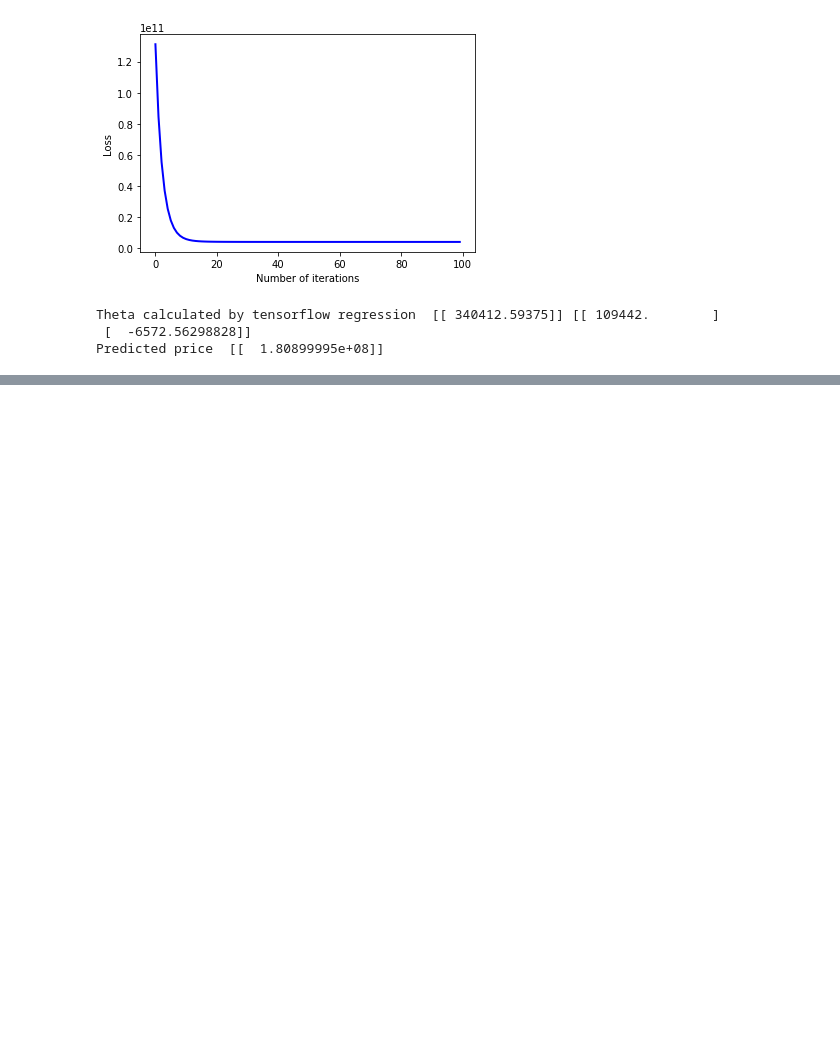
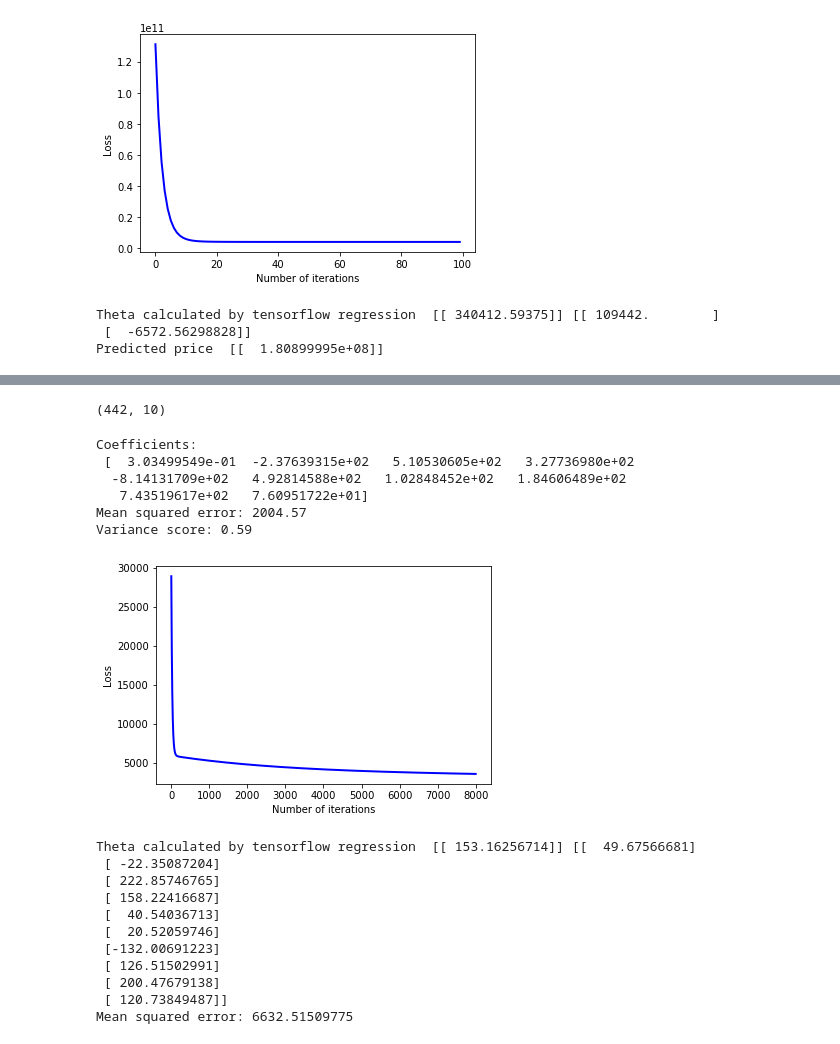
Before and after one commit to adil-rasheed/MachineLearning, a Jupyter notebook: Regression/Regression_numpy.ipynb, the cells around one changed output, grey strips where cells are left out. Drawn from its saved outputs; the diff is of its cells as text; code cells hidden in the pictures; blank space fills up the shorter version.

```diff
--- a/Regression/Regression_numpy.ipynb
+++ b/Regression/Regression_numpy.ipynb
@@ -70,7 +74,7 @@ def TF_solve(X,y,learning_rate,training_epochs):
     Loss_history = np.zeros((training_epochs, 1))
     counter=0
     for epochs in range(training_epochs):
-        cost_val, hy_val, W_val, b_val, _ = sess.run([Loss, hypothesis, W, b, train],feed_dict = {x_ph:X_norm, y_ph:y})
+        cost_val, hy_val, W_val, b_val, _ = sess.run([Loss, hypothesis, W, b, train],feed_dict = {x_ph:X, y_ph:y})
         Loss_history[counter] = cost_val
         counter=counter+1
     plt.plot(range(Loss_history.size), Loss_history, "-b", linewidth=2 )
@@ -131,0 +133,75 @@ Predicted price  [[  1.80899995e+08]]
+# %%
+#Play around with the diabetes database from SK-learn
+diabetes = datasets.load_diabetes()
+# Use only one feature
+#diabetes_X = diabetes.data[:, np.newaxis, 2]
+diabetes_X = diabetes.data
+# Split the data into training/testing sets
+diabetes_X_train = diabetes_X[:-20]
+diabetes_X_test = diabetes_X[-20:]
+
+# Split the targets into training/testing sets
+diabetes_y_train = diabetes.target[:-20]#.reshape(-1,1)
+diabetes_y_test = diabetes.target[-20:]#.reshape(-1,1)
+X=diabetes_X_train
+y=diabetes_y_train
+X_test=diabetes_X_test
+y_test=diabetes_y_test
+print(diabetes.data.shape)
+# %% [output]
+(442, 10)
+# %%
+#Solve using SK-Learn library
+# Create linear regression object
+regr = linear_model.LinearRegression()
+
+# Train the model using the training sets
+regr.fit(X, y)
+
+# The coefficients
+print('Coefficients: \n', regr.coef_)
+# The mean squared error
+print("Mean squared error: %.2f"
+      % np.mean((regr.predict(X_test) - y_test) ** 2))
+# Explained variance score: 1 is perfect prediction
+print('Variance score: %.2f' % regr.score(X_test, y_test))
+
+# Plot outputs
+#plt.scatter(X_test, y_test,  color='black')
+#plt.scatter(X, y,  color='red')
+#plt.plot(X_test, regr.predict(X_test), color='blue',
+#         linewidth=3)
+#plt.xticks(())
+#plt.yticks(())
+#plt.show()
+# %% [output]
+Coefficients:
+ [  3.03499549e-01  -2.37639315e+02   5.10530605e+02   3.27736980e+02
+  -8.14131709e+02   4.92814588e+02   1.02848452e+02   1.84606489e+02
+   7.43519617e+02   7.60951722e+01]
+Mean squared error: 2004.57
+Variance score: 0.59
+# %%
+#Solve using Tensorflow
+theta_TF,bias_TF=TF_solve(X,y.reshape(-1,1),0.01,8000)
+print("Theta calculated by tensorflow regression ",bias_TF,theta_TF)
+print("Mean squared error:",np.mean((np.array(X_test).dot(theta_TF)+bias_TF - y_test) ** 2))
+# Plot outputs
+#plt.scatter(X_test, y_test,  color='black')
+#plt.plot(X_test, np.array(X_test).dot(theta_TF)+bias_TF, color='blue',linewidth=3)
+#plt.xticks(())
+#plt.yticks(())
+#plt.show()
+# %% [output]
+[figure, added]
+Theta calculated by tensorflow regression  [[ 153.16256714]] [[  49.67566681]
+ [ -22.35087204]
+ [ 222.85746765]
+ [ 158.22416687]
+ [  40.54036713]
+ [  20.52059746]
+ [-132.00691223]
+ [ 126.51502991]
+ [ 200.47679138]
+ [ 120.73849487]]
+Mean squared error: 6632.51509775
```
Also changed, not shown: parts of 9 cells of this notebook, 1 other file.
